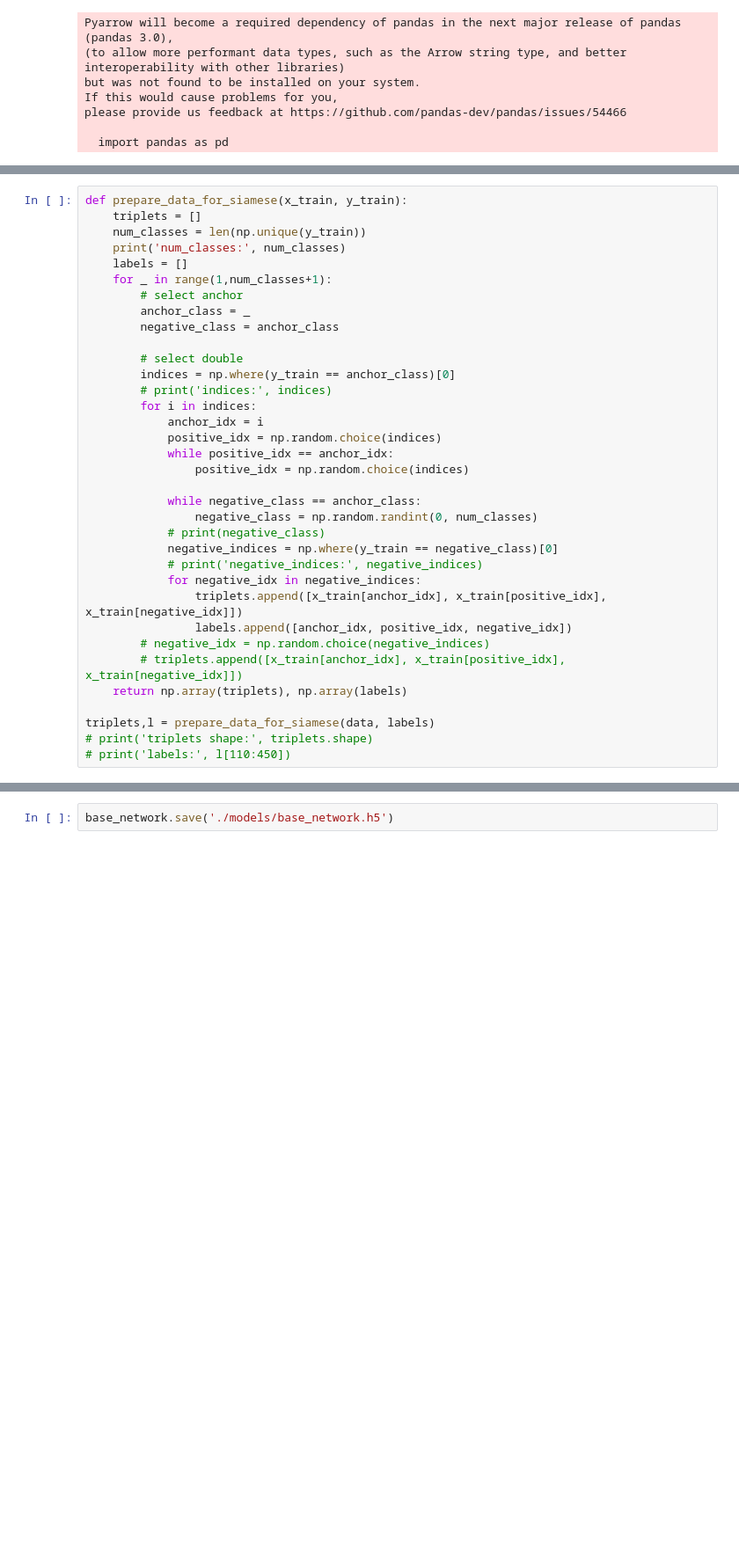
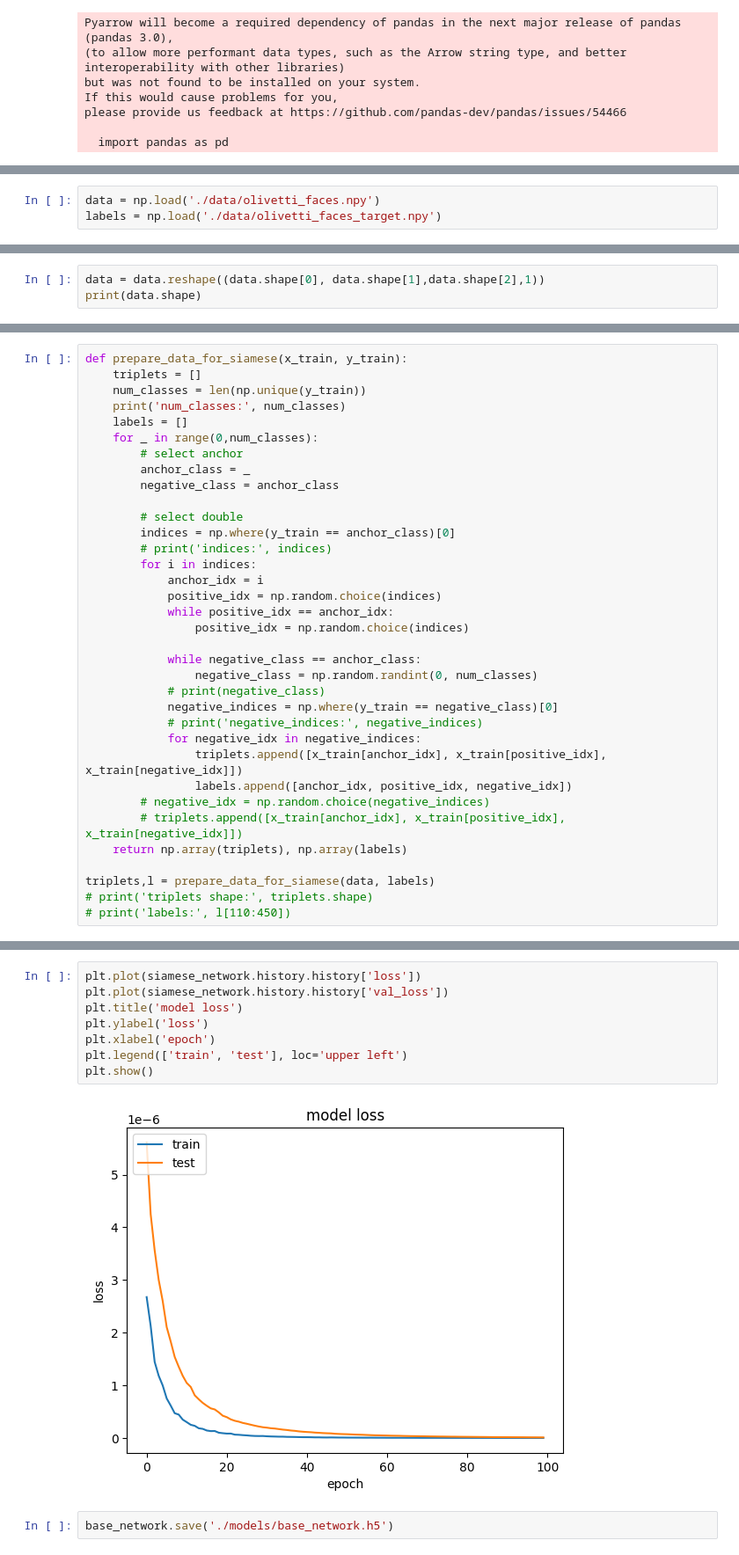
Before and after one commit to minhanh01bg/face_recognition, a Jupyter notebook: triplet_loss.ipynb, the cells around one changed output, grey strips where cells are left out. Shown: that part at 88% size. Drawn from its saved outputs; the diff is of its cells as text; blank space fills up the shorter version.

```diff
--- a/triplet_loss.ipynb
+++ b/triplet_loss.ipynb
@@ -118,3 +24,6 @@ x shape is  (97, 270, 312, 3)
+# %%
+data = np.load('./data/olivetti_faces.npy')
+labels = np.load('./data/olivetti_faces_target.npy')
 # %%
 print(data.shape)
 print(labels.shape)
@@ -129,0 +37,3 @@ print(labels[50:100])
+# %%
+data = data.reshape((data.shape[0], data.shape[1],data.shape[2],1))
+print(data.shape)
@@ -212,7 +124,7 @@ def prepare_data_for_siamese(x_train, y_train):
     num_classes = len(np.unique(y_train))
     print('num_classes:', num_classes)
     labels = []
-    for _ in range(1,num_classes+1):
+    for _ in range(0,num_classes):
         # select anchor
         anchor_class = _
         negative_class = anchor_class
@@ -283,4 +195,14 @@ Epoch 100/100
 <keras.callbacks.History at 0x...>
+# %%
+plt.plot(siamese_network.history.history['loss'])
+plt.plot(siamese_network.history.history['val_loss'])
+plt.title('model loss')
+plt.ylabel('loss')
+plt.xlabel('epoch')
+plt.legend(['train', 'test'], loc='upper left')
+plt.show()
+# %% [output]
+[figure, added]
 # %%
 base_network.save('./models/base_network.h5')
 # %% [output]
```
Also changed, not shown: parts of 13 cells of this notebook, 6 other files.
